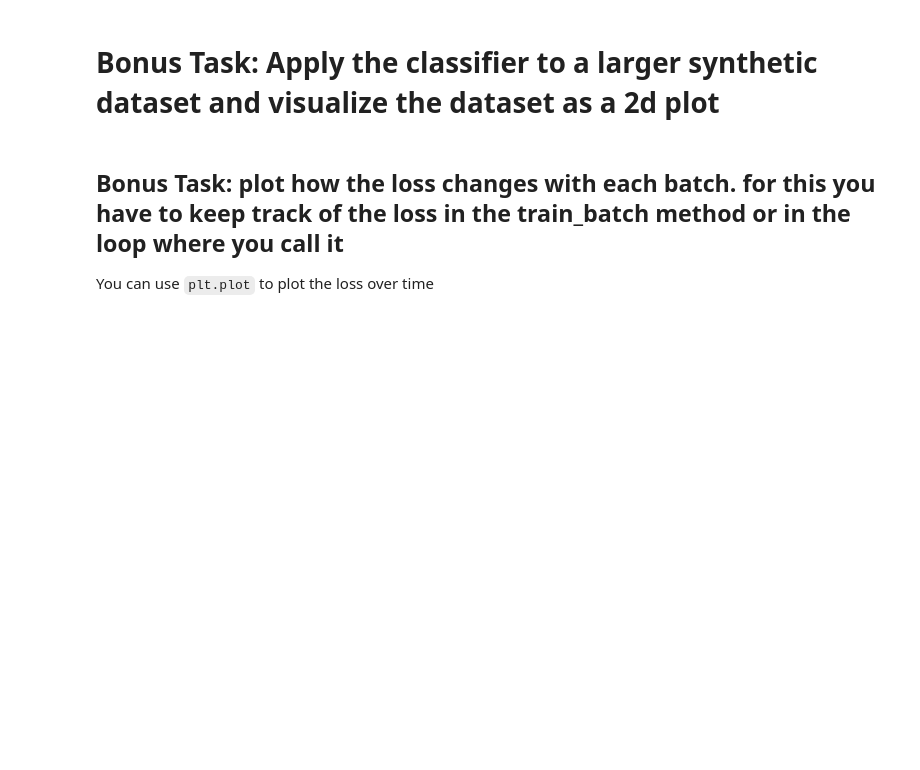
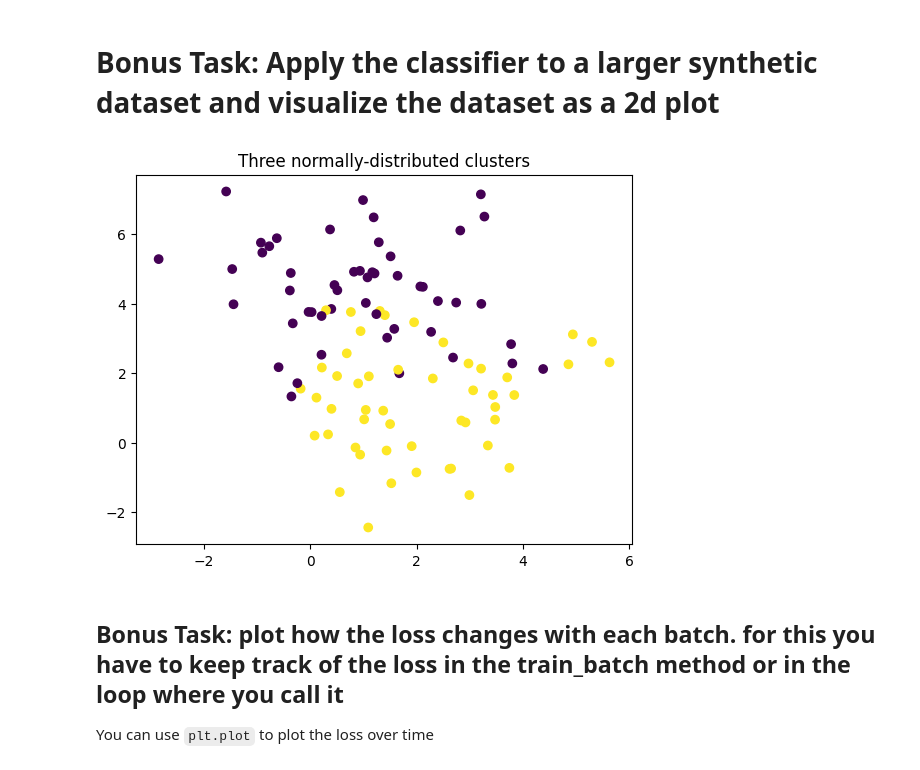
Before and after one commit to ManarAds/binary-classicication-, a Jupyter notebook: lab_01_binary_classifier_task.ipynb, the cells around one changed output. Cells and saved outputs as stored; diff of their text form; code cells hidden in the pictures; blank space fills up the shorter version.

```diff
--- a/lab_01_binary_classifier_task.ipynb
+++ b/lab_01_binary_classifier_task.ipynb
@@ -209,6 +210,17 @@ All you need to do is compute the average of the weight changes for each trainin
 ### Congratulations! You have implemented the core machinery of machine learning algorithms.
 # %% [markdown]
 # Bonus Task: Apply the classifier to a larger synthetic dataset and visualize the dataset as a 2d plot
+# %%
+import matplotlib.pyplot as plt # type: ignore
+from sklearn.datasets import make_blobs # type: ignore
+
+X, y = make_blobs(n_samples=100, centers=2, cluster_std=1.5, random_state=0)
+
+plt.scatter(X[:, 0], X[:, 1], c=y)
+plt.title("Three normally-distributed clusters")
+plt.show()
+# %% [output]
+[figure, added]
 # %%
 # TODO use 10 samples and run a couple of times. see what happens to the loss and how long it would take to converge
 # %% [markdown]
```
Also changed, not shown: parts of 2 cells of this notebook.
